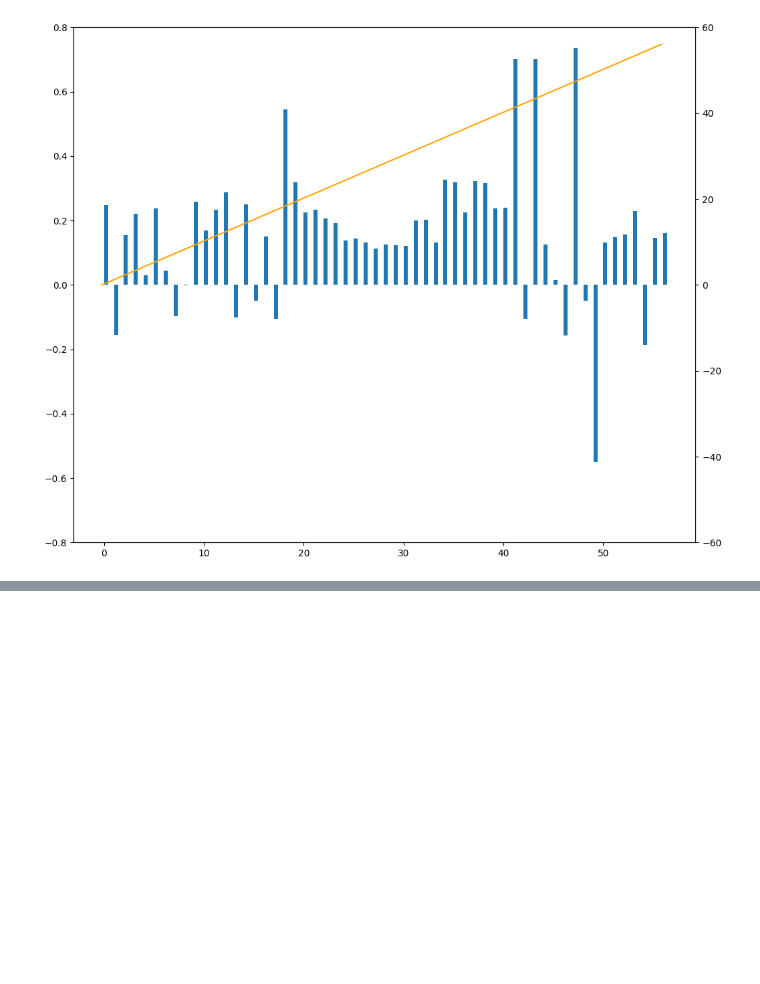
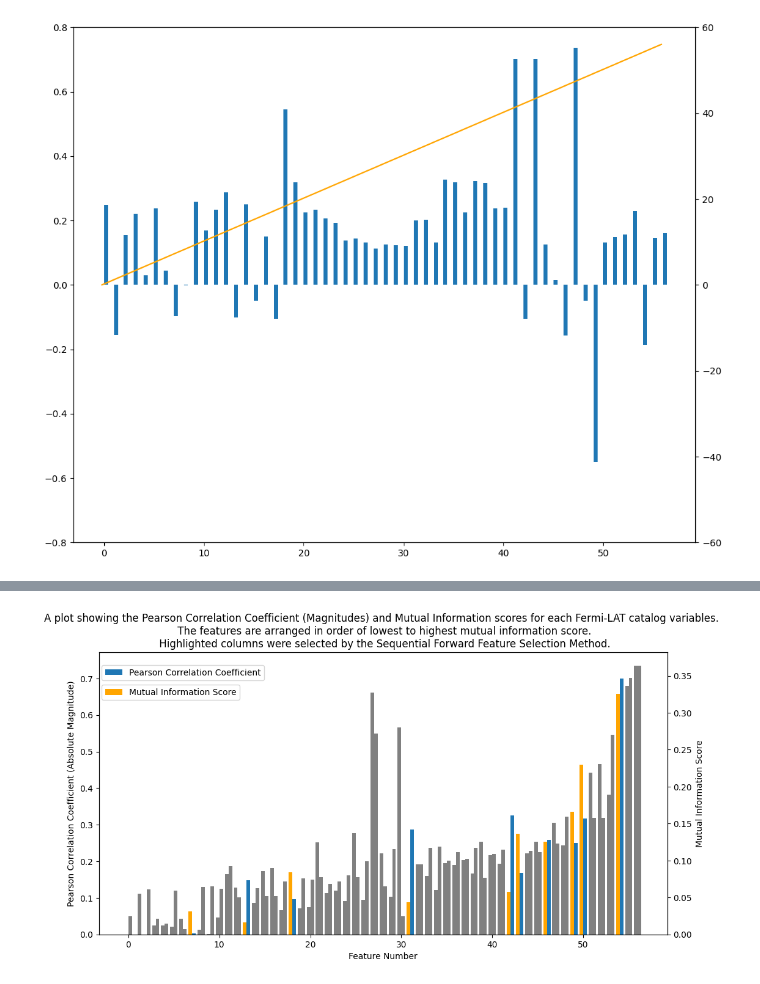
Before and after one commit to IoanPJ/Final_year_project_IMPJ, a Jupyter notebook: Data Processing/data_processing_3.ipynb, the cells around one changed output, grey strips where cells are left out. Cells and saved outputs as stored; diff of their text form; code cells hidden in the pictures; blank space fills up the shorter version.

```diff
--- a/Data Processing/data_processing_3.ipynb
+++ b/Data Processing/data_processing_3.ipynb
@@ -163,0 +182,40 @@ Error:
+# %%
+vars = var_ranking1
+vars.reset_index
+xs = np.linspace(0,1,len(pearson.value_counts()))
+xs = np.arange(0,len(np.array(X.T)),1)
+
+vars['index'] = np.arange(0,len(vars),1)
+vars = vars.set_index('index')
+
+wrapperfeatures = ['Signif_Avg', 'PL_Flux_Density', 'LP_SigCurv', 'PLEC_IndexS', 'PLEC_SigCurv', 'Npred', 'Variability_Index', 'ASSOC_PROB_BAY', 'Flux_Band_1', 'Flux_Band_5']
+wrapperfeatures_index = np.zeros(len(xs))
+wrapper_mi = np.zeros(len(xs))
+wrapper_pearson = np.zeros(len(xs))
+
+for i in range(0,len(xs)):
+    if vars['features'][i] in wrapperfeatures:
+        wrapper_mi[i] = vars['mutual information'][i]
+        wrapper_pearson[i] = vars['pearson'][i]
+    else:
+        pass
+
+#print(wrapper_mi)
+#print(np.array(vars['mutual information']))
+
+fig, ax = plt.subplots(figsize=(12,6))
+ax1 = ax.twinx()
+ax.bar(xs+0.2 ,abs(vars['pearson']), width =0.4,color='gray')
+ax.bar(xs+0.2 ,abs(wrapper_pearson), width =0.4, label = 'Pearson Correlation Coefficient')
+#ax.set_ylim(0,1)
+#ax.set_ylim(0,1)
+ax1.set_ylabel('Mutual Information Score')
+ax.set_ylabel('Pearson Correlation Coefficient (Absolute Magnitude)')
+ax.set_xlabel('Feature Number')
+ax1.bar(xs-0.2,vars['mutual information'],width=0.4,color = 'gray')
+ax1.bar(xs-0.2,wrapper_mi,width=0.4, color='orange' ,label = 'Mutual Information Score')
+ax.set_title('A plot showing the Pearson Correlation Coefficient (Magnitudes) and Mutual Information scores for each Fermi-LAT catalog variables. \n The features are arranged in order of lowest to highest mutual information score.\n Highlighted columns were selected by the Sequential Forward Feature Selection Method.')
+ax.legend(loc = (0.005,0.9))
+ax1.legend(loc = (0.005,0.83))
+vars.head()
+# %% [output]
@@ -163,0 +229 @@ Error:
+[figure, added]
```
Also changed, not shown: parts of 6 cells of this notebook, 8 other files.
